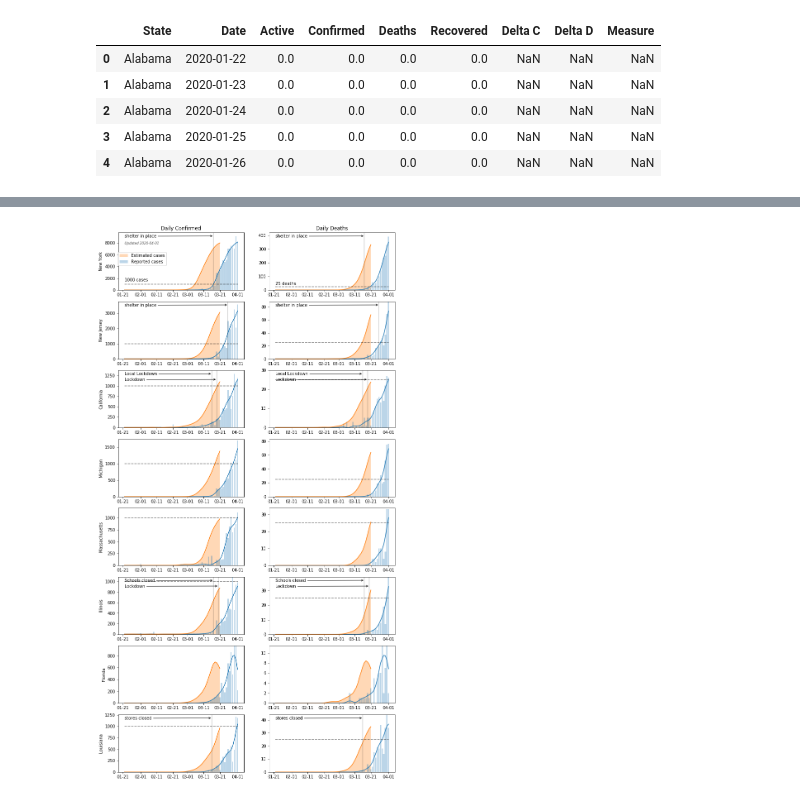
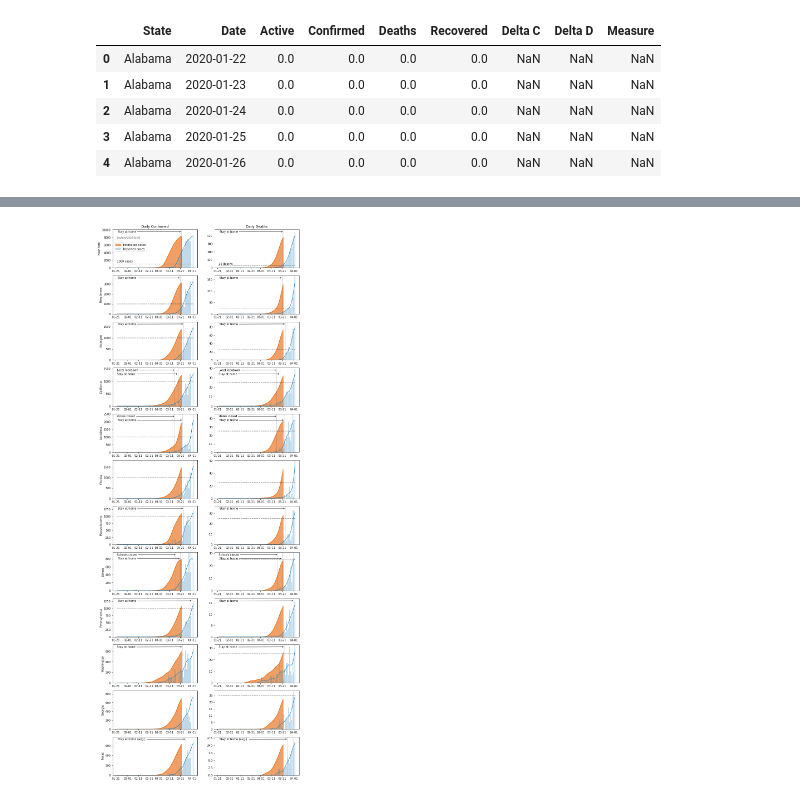
Before and after one commit to tlmohren/Covid19_analysis, a Jupyter notebook: JHUdata_states_daily.ipynb, the cells around one changed output, grey strips where cells are left out. Drawn from its saved outputs; the diff is of its cells as text; code cells hidden in the pictures.

Commit message:
update, daily colors, and added measures

```diff
--- a/JHUdata_states_daily.ipynb
+++ b/JHUdata_states_daily.ipynb
@@ -385,6 +389,14 @@ def smooth(x,window_len=11,window='hanning'):
     return y
 
 def plot_daily( ax_p, date_col, data_series, measures = pd.DataFrame()):
+    bar_alpha = .6
+    fill_alpha = .6
+    bar_col = '#2b83ba'
+    fill_col ='#e66101'
+
+    z_bar= 3
+    z_fill = 1
+
 
     # plotting parameters
     bar_alpha = 0.3
@@ -408,12 +420,15 @@ def plot_daily( ax_p, date_col, data_series, measures = pd.DataFrame()):
     plot_smooth_delay = smooth( plot_data_fake ,filter_w_delay,'hamming' )[edge_cut_delay:-edge_cut_delay-2]
 
     # plot data
-    ax_p.bar( date_col,  plot_data   , alpha = bar_alpha ,
-                label = 'Reported cases')
-    ax_p.plot( date_col, plot_smooth)
-    ax_p.plot( date_col.iloc[0:-case_delay] , plot_smooth_delay[case_delay:] )
+    ax_p.bar( date_col,  plot_data   ,
+             alpha = bar_alpha , color=bar_col,
+                label = 'Reported cases', zorder = z_bar)
+    ax_p.plot( date_col, plot_smooth, color=bar_col, zorder = z_bar)
+    ax_p.plot( date_col.iloc[0:-case_delay] , plot_smooth_delay[case_delay:]  ,
+                      color=fill_col, zorder = z_fill)
     ax_p.fill_between( date_col.iloc[0:-case_delay] , 0, plot_smooth_delay[case_delay:] ,
-                      alpha= bar_alpha, label='Estimated cases'
+                      alpha= fill_alpha, color=fill_col,
+                      label='Estimated cases', zorder = z_fill
                     )
 
     # axis modify
@@ -475,5 +490,5 @@ sorted_states.head(5)
 # %%
-n_state = 8
+n_state = 12
 top_state = sorted_states['State'][:n_state].tolist()
 
 dates = df_pl['Date' ].unique()
@@ -490,31 +505,31 @@ for i,country in enumerate( top_state ):
     plot_daily( ax[i,0] , df_pl['Date'], df_pl['Daily Confirmed'], measures)
     plot_daily( ax[i,1] , df_pl['Date'], df_pl['Daily Deaths'],measures)
 
     # add comparison lines
     ax[i,0].plot( dates[[0,len(days)-1]], [1000,1000],'--',color='k', alpha = 0.5 )
     ax[i,1].plot( dates[[0,len(days)-1]], [25,25],'--',color='k', alpha = 0.5 )
     ax[i,0].set_ylabel( country )
 
 ax[0,0].set_title('Daily Confirmed')
 ax[0,1].set_title('Daily Deaths')
 ax[0,0].legend(  bbox_to_anchor=(0.42, .7))
 ax[0,0].annotate('1000 cases',[dates[0],1000*1.5])
 ax[0,1].annotate('25 deaths',[dates[0],25*1.5])
 
 
 ax[0,0].annotate('Updated '+str(  dt.num2date(dates[-1]).date()  ),
             [dates[0], df_state['Daily Confirmed'].max()*(0.94-0.1)],
                 color=[.3,.3,.3], style='italic',fontsize=8)
 #             [dt.date2num( dates[0] ) ,df_country['Daily Confirmed'].max()*(0.94-0.2)],
 
 # # # # # save fig  -----------------------------------------------------------------------
 fig_name= 'covid_states_dailycases'
 save_fig = True
 if save_fig:
     plt.savefig('./figs/' + fig_name + '.png',
             format='png', dpi=300,
             transparent=  True,
             bbox_inches = 'tight', pad_inches = 0,
             )
 # %% [output]
-[figure, old version]
+[figure, new version]
```
Also changed, not shown: parts of 10 cells of this notebook, 22 other files.
